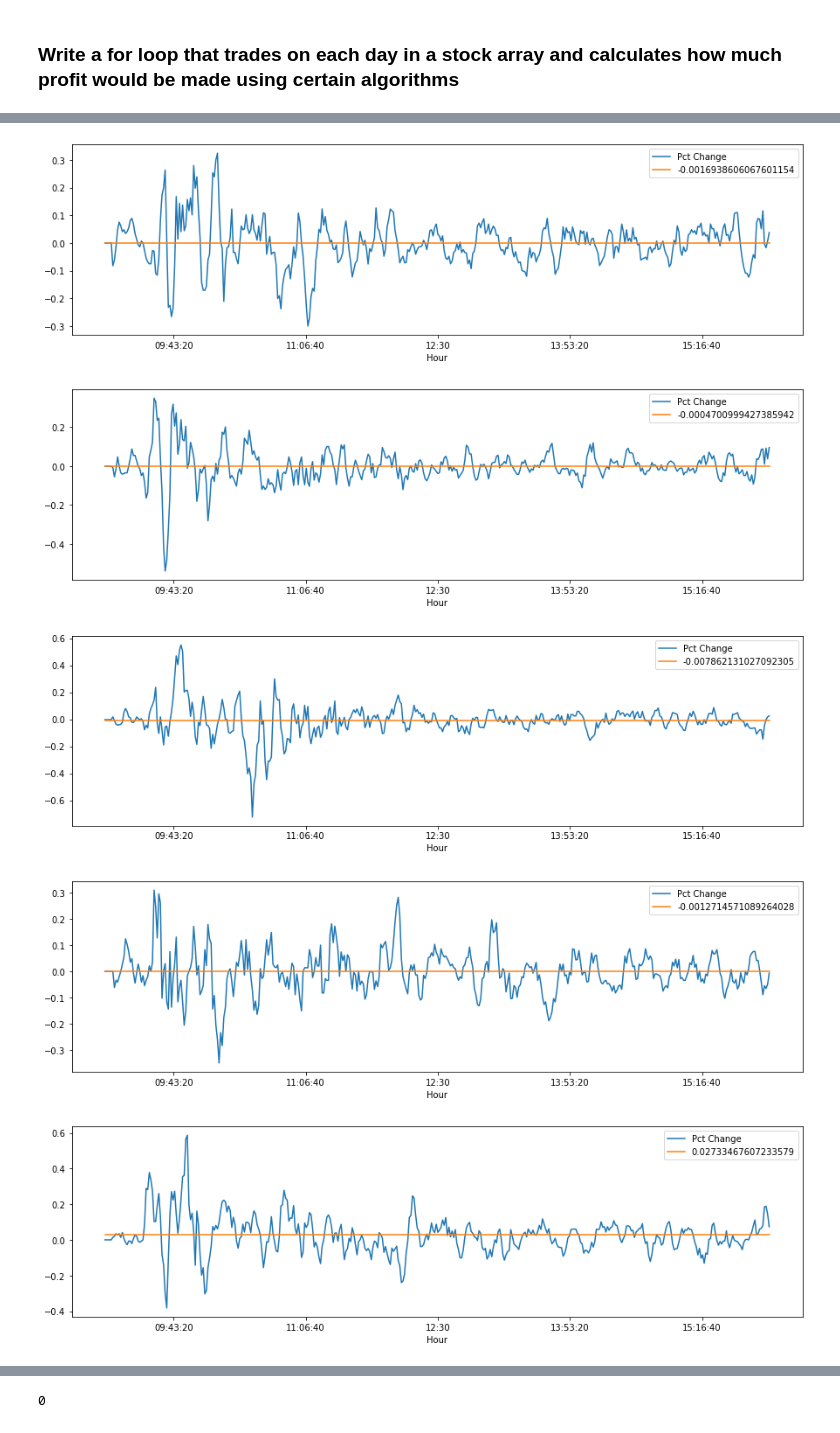
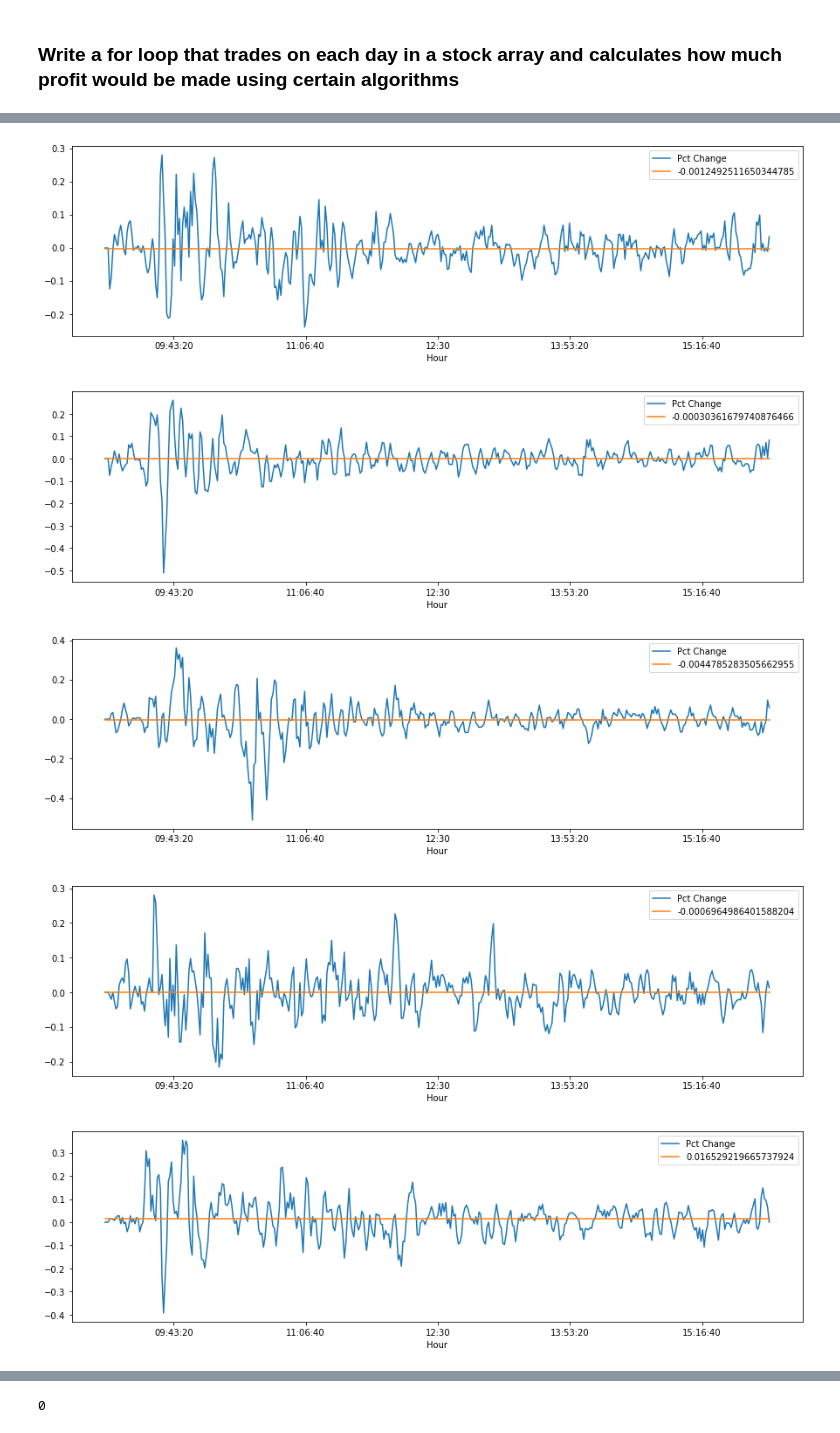
Before and after one commit to PaulDTP/heroku_app, a Jupyter notebook: research.ipynb, the cells around one changed output, grey strips where cells are left out. Drawn from its saved outputs; the diff is of its cells as text; code cells hidden in the pictures.

```diff
--- a/research.ipynb
+++ b/research.ipynb
@@ -105,7 +72,8 @@ aapl_days[0]
 # %%
 # Check one minute
 # 1 min average: should be done every 1 minute in real-time
-for day in aapl_days:
+for tmp in aapl_days:
+    day = tmp.loc[:]
     # percent change every 1 minute
     day['Pct Change'] = (((day.loc[:, 'Open'] - day.loc[:, 'Open'].shift(1)) / day.loc[:,'Open'].shift(1)) * 100).fillna(0)
     day['Average'] = day.loc[:,'Pct Change'].mean()
@@ -142,9 +93,10 @@ See the caveats in the documentation: https://pandas.pydata.org/pandas-docs/stab
 [figure]
 [figure]
 # %%
-for day in aapl_days:
+for tmp in aapl_days:
+    day = tmp.loc[:]
     # percent change every 1 minute
-    period = 5
+    period = 3
     current = day.loc[:, 'Open']
     previous = day.loc[:, 'Open'].shift(period)
     day['Pct Change'] = (((current - previous) / previous) * 100).fillna(0)
@@ -179,5 +114,5 @@ See the caveats in the documentation: https://pandas.pydata.org/pandas-docs/stab
-[figure, old version]
+[figure, new version]
-[figure, old version]
+[figure, new version]
-[figure, old version]
+[figure, new version]
-[figure, old version]
+[figure, new version]
-[figure, old version]
+[figure, new version]
```
Also changed, not shown: parts of 21 cells of this notebook, 2 other files.
